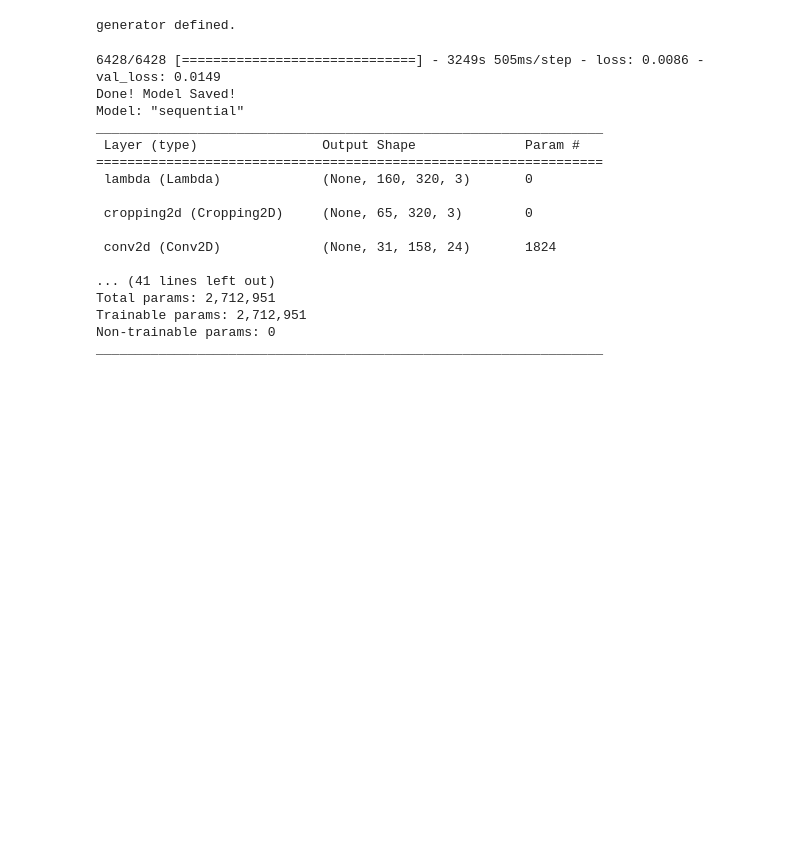
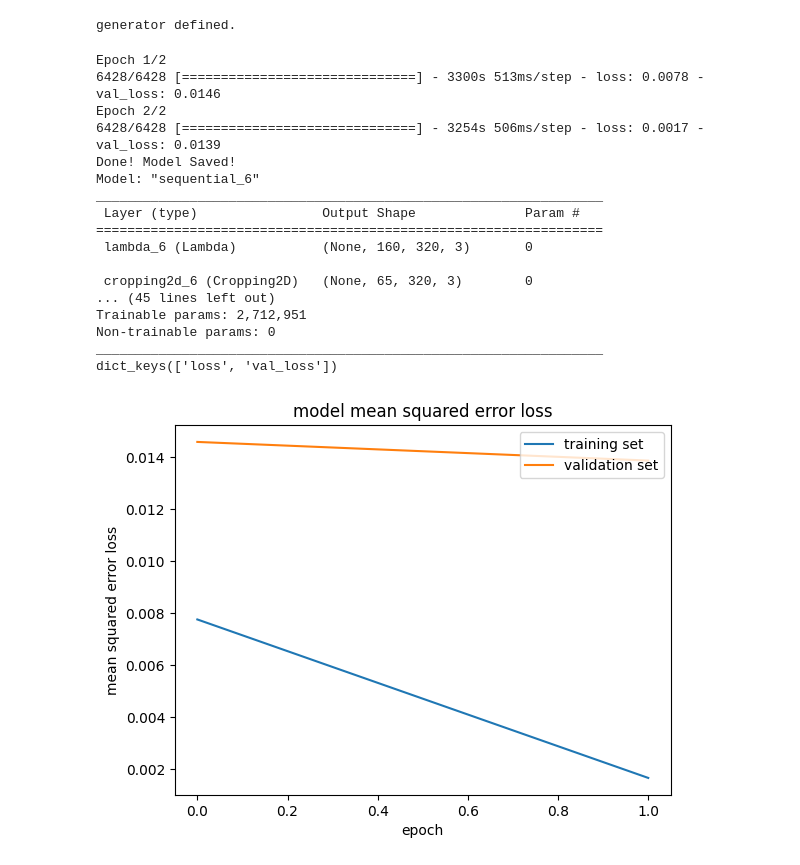
Before and after one commit to oussama95boussaid/Behavioral-Cloning-Project, a Jupyter notebook: Behavioral_Cloning_Project.ipynb, the cells around one changed output. Drawn from its saved outputs; the diff is of its cells as text; code cells hidden in the pictures; blank space fills up the shorter version.

```diff
--- a/Behavioral_Cloning_Project.ipynb
+++ b/Behavioral_Cloning_Project.ipynb
@@ -63,7 +51,7 @@ import tensorflow as tf
 # Parameters for training data augmentation
 CORRECTION = 0.2
 # Network hyper parameter configuration
-EPOCHS=1
+EPOCHS=2
 BATCH_SIZE=32
 # %%
 
@@ -149,7 +137,7 @@ to be applied as a function that operate on each image as it passes through the
 
 '''
 # Preprocess incoming data ( normalization )
-model.add(Lambda(lambda x: (x / 255.0) - 0.5,input_shape=(160,320,3)))
+model.add(Lambda(lambda x: (x / 128.0) - 1,input_shape=(160,320,3)))
 
 '''
 the Cropping Layer crop the input images by
@@ -216,40 +204,42 @@ model.compile(optimizer='adam', loss='mse')
 
 #fit generator is used here as the number of images are generated by the generator
 results = model.fit_generator(train_generator, steps_per_epoch= len(train_samples), validation_data=validation_generator,   validation_steps=len(validation_samples), epochs=EPOCHS, verbose=1)
 
 #saving model
-model.save('../Behavioral_Cloning_Project/model.h5')
+model.save('../Behavioral_Cloning_Project/model2.h5')
 print('Done! Model Saved!')
 
 # keras method to print the model summary
 model.summary()
 
 ### print the keys contained in the history object
 print(results.history.keys())
 
 ### plot the training and validation loss for each epoch
 plt.plot(results.history['loss'])
 plt.plot(results.history['val_loss'])
 plt.title('model mean squared error loss')
 plt.ylabel('mean squared error loss')
 plt.xlabel('epoch')
 plt.legend(['training set', 'validation set'], loc='upper right')
 plt.show()
+plt.savefig("../Behavioral_Cloning_Project/learning_curve.png")
 # %% [output]
-6428/6428 [==============================] - 3249s 505ms/step - loss: 0.0086 - val_loss: 0.0149
+Epoch 1/2
+6428/6428 [==============================] - 3300s 513ms/step - loss: 0.0078 - val_loss: 0.0146
+Epoch 2/2
+6428/6428 [==============================] - 3254s 506ms/step - loss: 0.0017 - val_loss: 0.0139
 Done! Model Saved!
-Model: "sequential"
+Model: "sequential_6"
 _________________________________________________________________
  Layer (type)                Output Shape              Param #
 =================================================================
- lambda (Lambda)             (None, 160, 320, 3)       0
+ lambda_6 (Lambda)           (None, 160, 320, 3)       0
 
- cropping2d (Cropping2D)     (None, 65, 320, 3)        0
-
- conv2d (Conv2D)             (None, 31, 158, 24)       1824
-
-... (41 lines left out)
-Total params: 2,712,951
+ cropping2d_6 (Cropping2D)   (None, 65, 320, 3)        0
+... (45 lines left out)
 Trainable params: 2,712,951
 Non-trainable params: 0
 _________________________________________________________________
+dict_keys(['loss', 'val_loss'])
+[figure, added]
```
Also changed, not shown: parts of 1 cell of this notebook, 2 other files.
